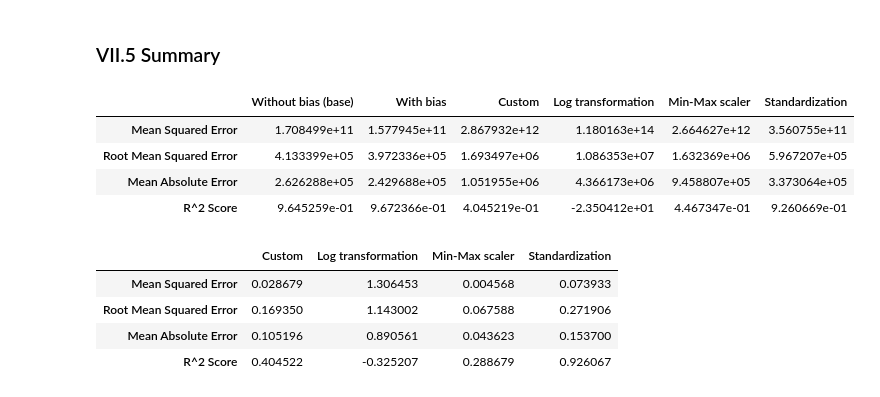
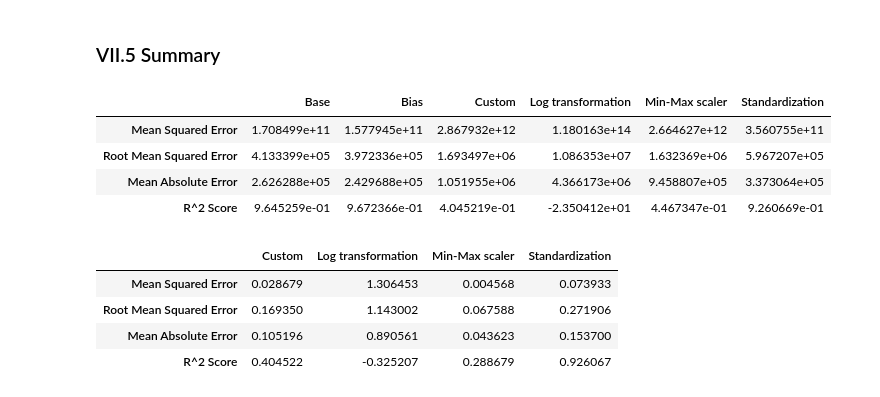
Before and after one commit to ductai05/Math-For-AI, a Jupyter notebook: MinhTrung.ipynb, the cells around one changed output. Cells and saved outputs as stored; diff of their text form; code cells hidden in the pictures.

```diff
--- a/MinhTrung.ipynb
+++ b/MinhTrung.ipynb
@@ -1351,11 +1459,11 @@ evaluations.append(evaluate_model(y_val, y_pred_original).loc[:, 'Value'])
 # %%
 # Evaluation summary
 summary = pd.concat(evaluations, axis=1)
 summary.index = ['Mean Squared Error', 'Root Mean Squared Error', 'Mean Absolute Error', 'R^2 Score']
-summary.columns = ['Without bias (base)', 'With bias', 'Custom', 'Log transformation', 'Min-Max scaler', 'Standardization']
+summary.columns = ['Base', 'Bias', 'Custom', 'Log transformation', 'Min-Max scaler', 'Standardization']
 summary
 # %% [output]
-|  | Without bias (base) | With bias | Custom | Log transformation | Min-Max scaler | Standardization |
+|  | Base | Bias | Custom | Log transformation | Min-Max scaler | Standardization |
 | Mean Squared Error | 1.708499e+11 | 1.577945e+11 | 2.867932e+12 | 1.180163e+14 | 2.664627e+12 | 3.560755e+11 |
 | Root Mean Squared Error | 4.133399e+05 | 3.972336e+05 | 1.693497e+06 | 1.086353e+07 | 1.632369e+06 | 5.967207e+05 |
 | Mean Absolute Error | 2.626288e+05 | 2.429688e+05 | 1.051955e+06 | 4.366173e+06 | 9.458807e+05 | 3.373064e+05 |
```
Also changed, not shown: parts of 9 cells of this notebook.
